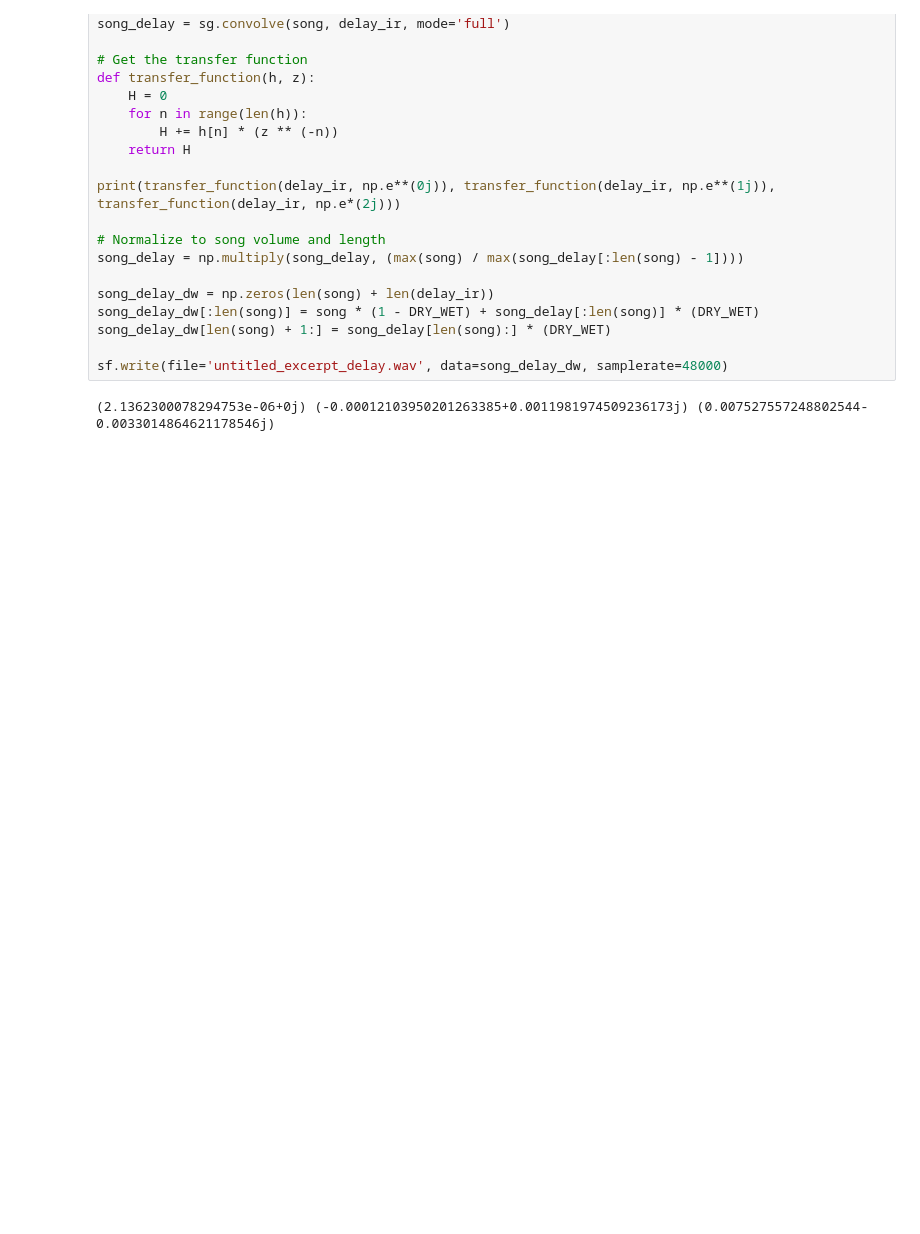
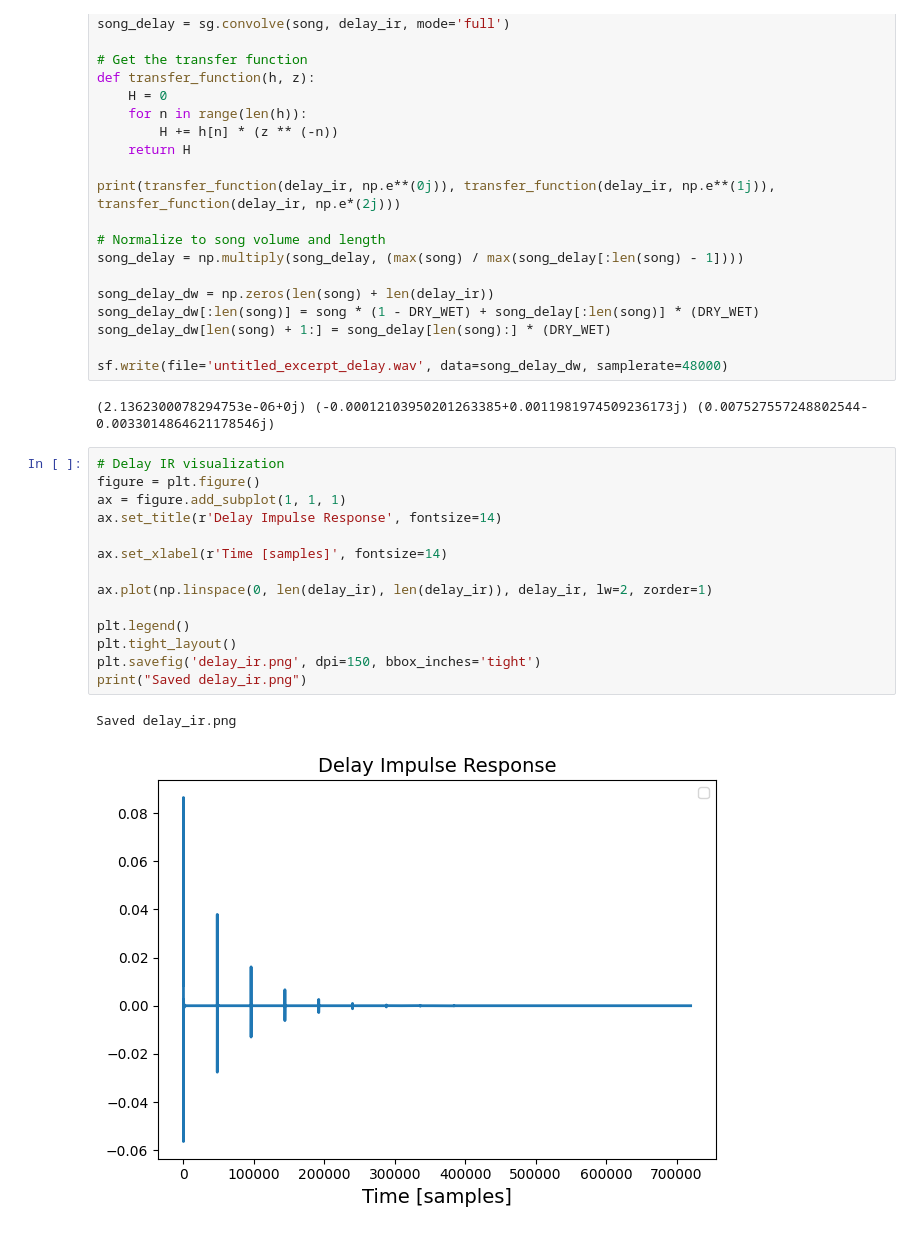
Before and after one commit to NobodyPickedThis/ECE_316_HW_7_DT_Audio_Filtering, a Jupyter notebook: working_code.ipynb, the cells around one changed output. Saved outputs shown, nothing was run; the diff lists cells and outputs as text; blank space fills up the shorter version.

```diff
--- a/working_code.ipynb
+++ b/working_code.ipynb
@@ -350,3 +350,20 @@ song_delay_dw[len(song) + 1:] = song_delay[len(song):] * (DRY_WET)
 sf.write(file='untitled_excerpt_delay.wav', data=song_delay_dw, samplerate=48000)
 # %% [output]
 (2.1362300078294753e-06+0j) (-0.00012103950201263385+0.0011981974509236173j) (0.007527557248802544-0.0033014864621178546j)
+# %%
+# Delay IR visualization
+figure = plt.figure()
+ax = figure.add_subplot(1, 1, 1)
+ax.set_title(r'Delay Impulse Response', fontsize=14)
+
+ax.set_xlabel(r'Time [samples]', fontsize=14)
+
+ax.plot(np.linspace(0, len(delay_ir), len(delay_ir)), delay_ir, lw=2, zorder=1)
+
+plt.legend()
+plt.tight_layout()
+plt.savefig('delay_ir.png', dpi=150, bbox_inches='tight')
+print("Saved delay_ir.png")
+# %% [output]
+Saved delay_ir.png
+[figure, added]
```
Also changed, not shown: parts of 1 cell of this notebook, 3 other files.
